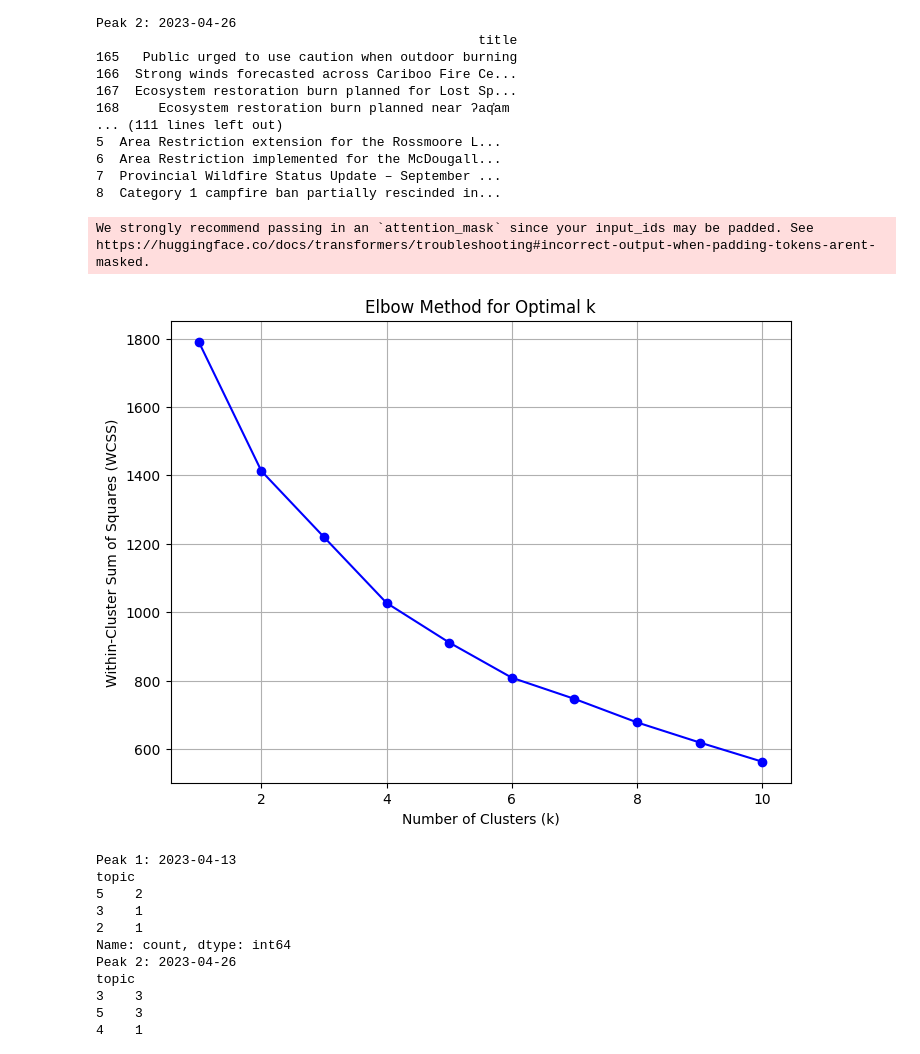
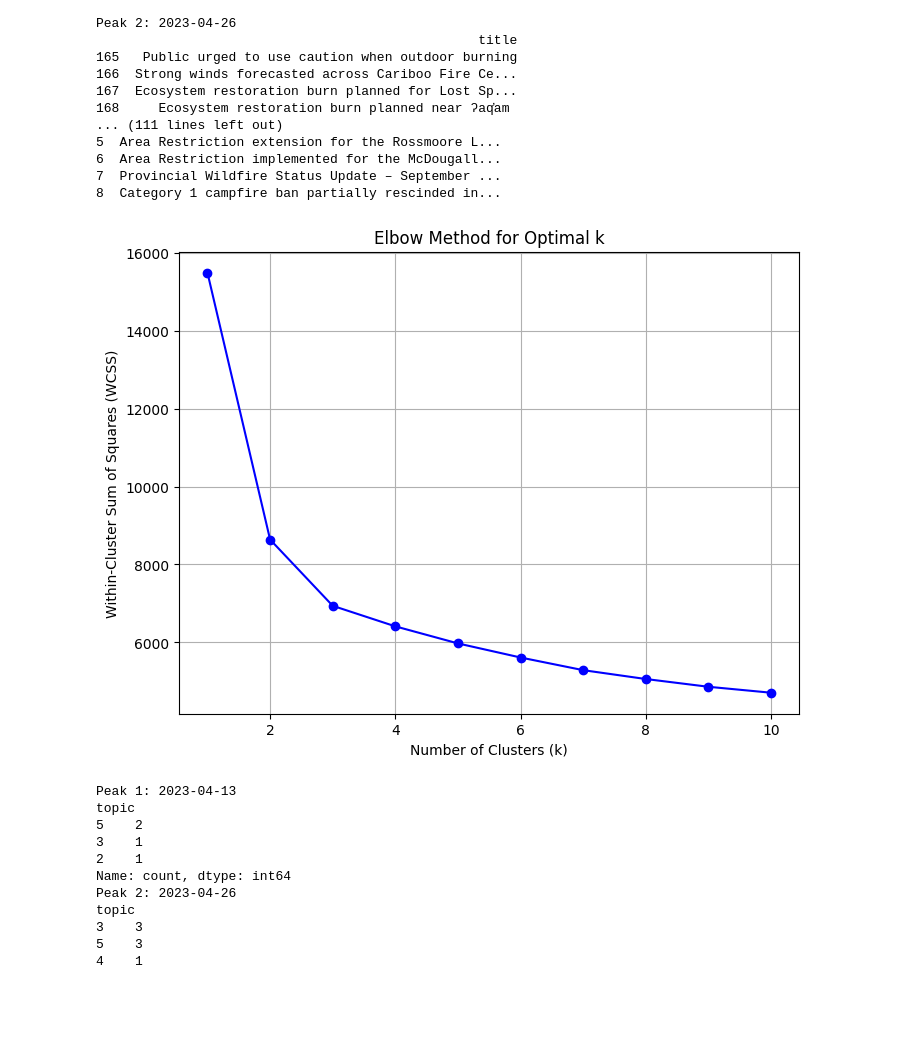
Before and after one commit to arvandiii/Thesis-Project, a Jupyter notebook: reddit/news/news.ipynb, the cells around one changed output. Cells and saved outputs as stored; diff of their text form; code cells hidden in the pictures; blank space fills up the shorter version.

```diff
--- a/reddit/news/news.ipynb
+++ b/reddit/news/news.ipynb
@@ -486,7 +491,7 @@ model_name = 'bert-base-uncased'
 tokenizer = BertTokenizer.from_pretrained(model_name)
 model = BertModel.from_pretrained(model_name)
 
-corpus = all_peak_posts['title'].tolist()
+corpus = df['summary'].tolist()
 
 document_embeddings = []
 for document in corpus:
@@ -494,33 +499,32 @@ for document in corpus:
     tokens = tokenizer.tokenize(document)
     input_ids = tokenizer.convert_tokens_to_ids(tokens)
 
     max_length = 128
     input_ids = input_ids[:max_length] + [0] * (max_length - len(input_ids))
 
     input_ids = torch.tensor(input_ids).unsqueeze(0)
 
     with torch.no_grad():
         embeddings = model(input_ids)
 
     cls_embedding = embeddings.last_hidden_state[:, 0, :].numpy()
 
     document_embeddings.append(cls_embedding)
 k_values = range(1, 11)
 wcss_values = []
 
 for k in k_values:
     kmeans = KMeans(n_clusters=k, random_state=0)
     kmeans.fit(np.vstack(document_embeddings))
     wcss_values.append(kmeans.inertia_)
 
 plt.figure(figsize=(8, 6))
 plt.plot(k_values, wcss_values, marker='o', linestyle='-', color='b')
 plt.title('Elbow Method for Optimal k')
 plt.xlabel('Number of Clusters (k)')
 plt.ylabel('Within-Cluster Sum of Squares (WCSS)')
 plt.grid(True)
 plt.show()
 # %% [output]
-We strongly recommend passing in an `attention_mask` since your input_ids may be padded. See https://huggingface.co/docs/transformers/troubleshooting#incorrect-output-when-padding-tokens-arent-masked.
-[figure, old version]
+[figure, new version]
 # %%
```
Also changed, not shown: parts of 2 cells of this notebook, 9 other files.
